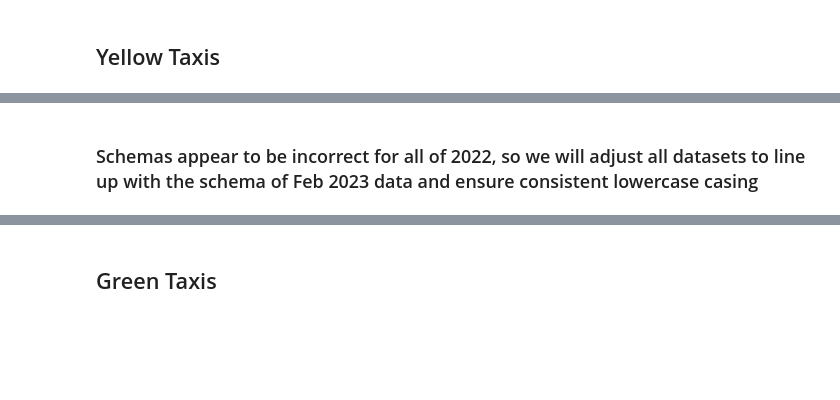
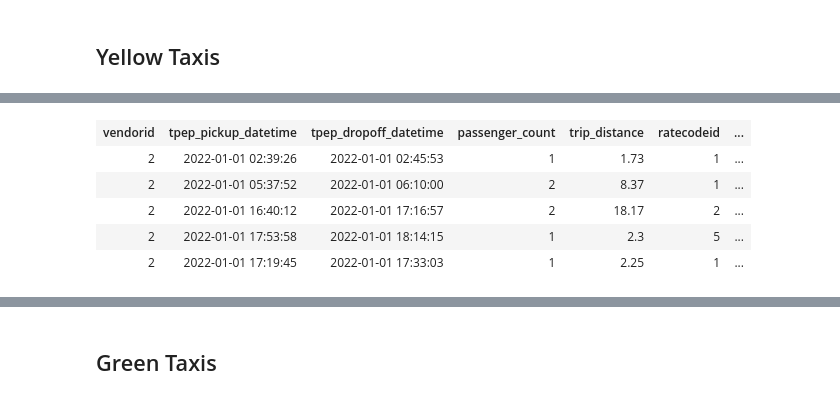
Before and after one commit to jameslafontaine/unimelb-mast30034-solo-project, a Jupyter notebook: notebooks/preprocessing_part_2.ipynb, the cells around one changed output, grey strips where cells are left out. Saved outputs shown, nothing was run; the diff lists cells and outputs as text; code cells hidden in the pictures; blank space fills up the shorter version.

```diff
--- a/notebooks/preprocessing_part_2.ipynb
+++ b/notebooks/preprocessing_part_2.ipynb
@@ -66,2 +63,0 @@ sdf_yellow_2023_02.schema
-# %% [markdown]
-### Schemas appear to be incorrect for all of 2022, so we will adjust all datasets to line up with the schema of Feb 2023 data and ensure consistent lowercase casing
@@ -145,0 +64,15 @@ for month in range(1,5):
+# %%
+#sdf_yellow_2022_01.show(5)
+
+sdf_yellow_2022_01.where(
+    (F.col('payment_type') == 2)
+    & (F.col('tip_amount') > 0)
+    & (F.col('tip_amount') > 0)
+    ).limit(5)
+# %% [output]
+| vendorid | tpep_pickup_datetime | tpep_dropoff_datetime | passenger_count | trip_distance | ratecodeid | ... |
+| 2 | 2022-01-01 02:39:26 | 2022-01-01 02:45:53 | 1 | 1.73 | 1 | ... |
+| 2 | 2022-01-01 05:37:52 | 2022-01-01 06:10:00 | 2 | 8.37 | 1 | ... |
+| 2 | 2022-01-01 16:40:12 | 2022-01-01 17:16:57 | 2 | 18.17 | 2 | ... |
+| 2 | 2022-01-01 17:53:58 | 2022-01-01 18:14:15 | 1 | 2.3 | 5 | ... |
+| 2 | 2022-01-01 17:19:45 | 2022-01-01 17:33:03 | 1 | 2.25 | 1 | ... |
```
Also changed, not shown: parts of 19 cells of this notebook, 1 other file.
